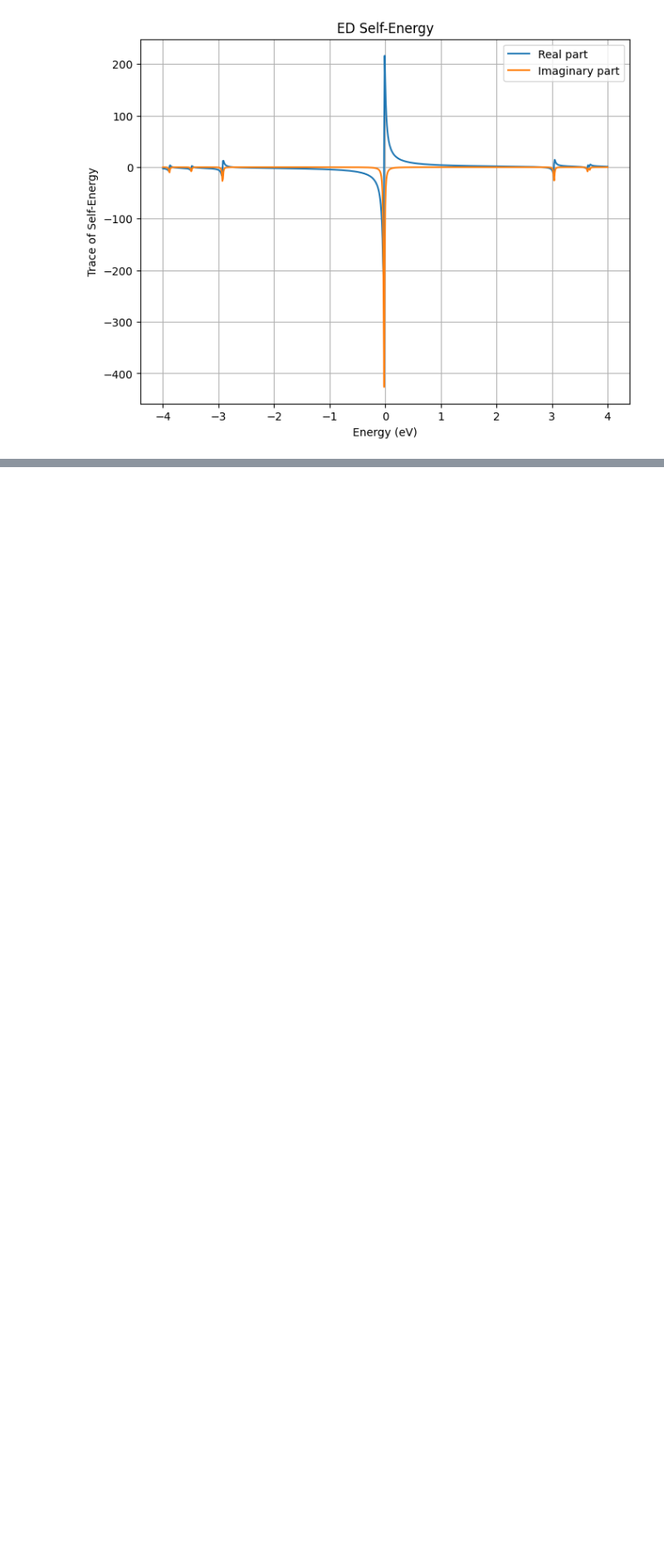
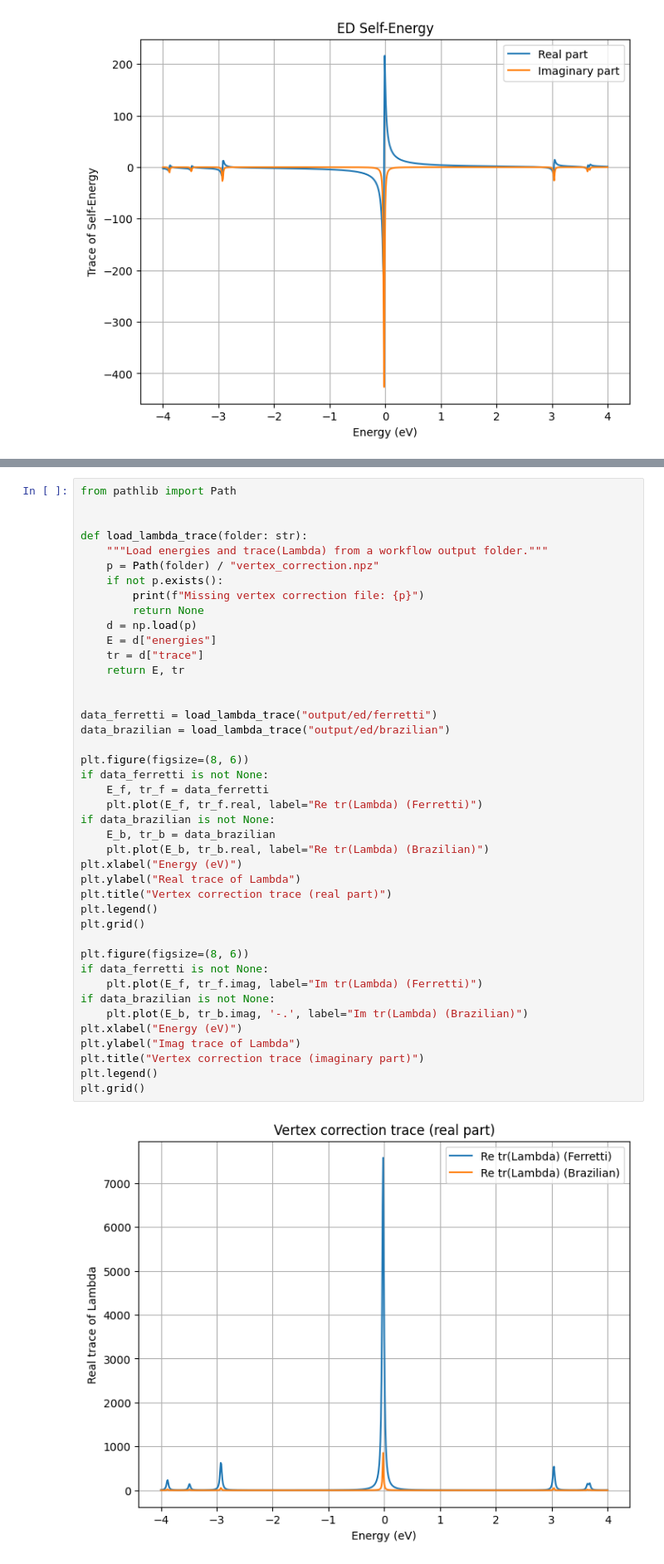
Before and after one commit to aj0337/qtpyt-tests, a Jupyter notebook: vertex_correction/pentadienyl/toy_model/analysis.ipynb, the cells around one changed output, grey strips where cells are left out. Shown at 83% size. Drawn from its saved outputs; the diff is of its cells as text; blank space fills up the shorter version.

```diff
--- a/vertex_correction/pentadienyl/toy_model/analysis.ipynb
+++ b/vertex_correction/pentadienyl/toy_model/analysis.ipynb
@@ -69,0 +100,44 @@ plt.yscale("log")
+# %%
+from pathlib import Path
+
+
+def load_lambda_trace(folder: str):
+    """Load energies and trace(Lambda) from a workflow output folder."""
+    p = Path(folder) / "vertex_correction.npz"
+    if not p.exists():
+        print(f"Missing vertex correction file: {p}")
+        return None
+    d = np.load(p)
+    E = d["energies"]
+    tr = d["trace"]
+    return E, tr
+
+
+data_ferretti = load_lambda_trace("output/ed/ferretti")
+data_brazilian = load_lambda_trace("output/ed/brazilian")
+
+plt.figure(figsize=(8, 6))
+if data_ferretti is not None:
+    E_f, tr_f = data_ferretti
+    plt.plot(E_f, tr_f.real, label="Re tr(Lambda) (Ferretti)")
+if data_brazilian is not None:
+    E_b, tr_b = data_brazilian
+    plt.plot(E_b, tr_b.real, label="Re tr(Lambda) (Brazilian)")
+plt.xlabel("Energy (eV)")
+plt.ylabel("Real trace of Lambda")
+plt.title("Vertex correction trace (real part)")
+plt.legend()
+plt.grid()
+
+plt.figure(figsize=(8, 6))
+if data_ferretti is not None:
+    plt.plot(E_f, tr_f.imag, label="Im tr(Lambda) (Ferretti)")
+if data_brazilian is not None:
+    plt.plot(E_b, tr_b.imag, '-.', label="Im tr(Lambda) (Brazilian)")
+plt.xlabel("Energy (eV)")
+plt.ylabel("Imag trace of Lambda")
+plt.title("Vertex correction trace (imaginary part)")
+plt.legend()
+plt.grid()
+# %% [output]
+[figure, added]
```
Also changed, not shown: parts of 7 cells of this notebook, 4 other files.
